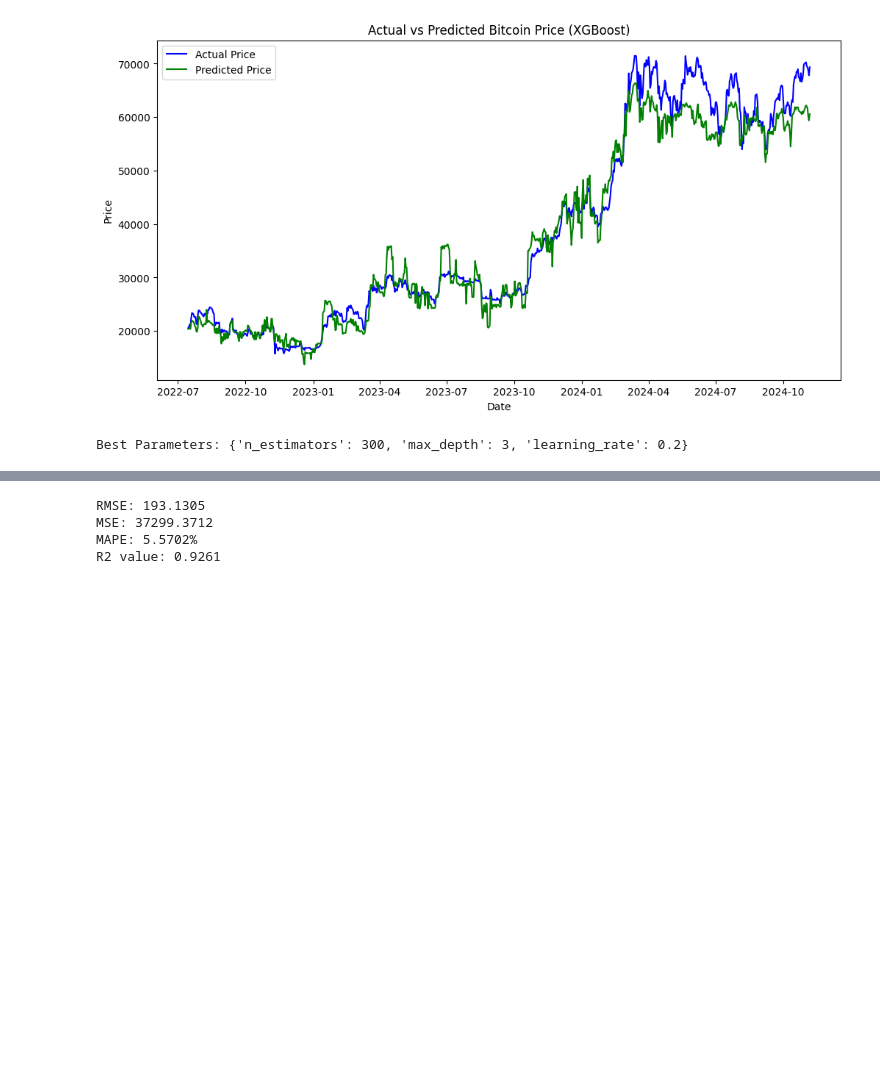
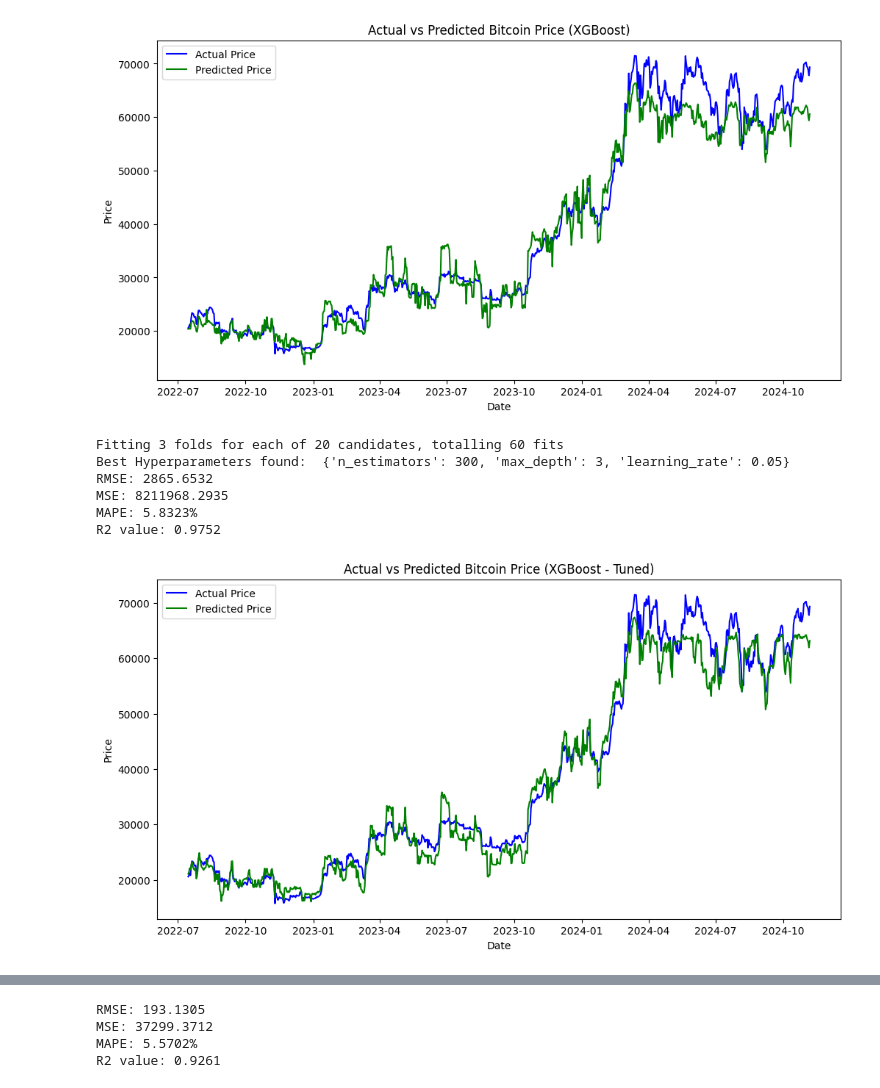
Before and after one commit to SaiTejaBorgam/Data-Science-Project, a Jupyter notebook: Project code.ipynb, the cells around one changed output, grey strips where cells are left out. Saved outputs shown, nothing was run; the diff lists cells and outputs as text; code cells hidden in the pictures; blank space fills up the shorter version.

```diff
--- a/Project code.ipynb
+++ b/Project code.ipynb
@@ -858,20 +808,63 @@ MSE: 11122489.2244
 MAPE: 6.2382%
 R2 value: 0.9664
 [figure]
-# %%
-xgb_model = xgb.XGBRegressor(objective='reg:squarederror')
-
-param_dist = {
-    'n_estimators': [100, 200, 300, 500],
-    'learning_rate': [0.01, 0.05, 0.1, 0.2],
-    'max_depth': [3, 5, 7, 9],
-}
-
-random_search = RandomizedSearchCV(xgb_model, param_dist, scoring='neg_mean_squared_error', n_iter=20, cv=3, n_jobs=-1, random_state=42)
-random_search.fit(X_train_scaled, y_train)
-
-print("Best Parameters:", random_search.best_params_)
-best_model = random_search.best_estimator_
-# %% [output]
-Best Parameters: {'n_estimators': 300, 'max_depth': 3, 'learning_rate': 0.2}
+# %%
+X = Bitcoin_TI[features]
+y = Bitcoin_TI[target]
+
+X_train, X_test, y_train, y_test = train_test_split(X, y, test_size=0.2, shuffle=False)
+
+scaler = StandardScaler()
+X_train_scaled = scaler.fit_transform(X_train)
+X_test_scaled = scaler.transform(X_test)
+
+xgb_model = xgb.XGBRegressor(objective='reg:squarederror')
+param_dist = {
+    'n_estimators': [100, 200, 300, 500],
+    'learning_rate': [0.01, 0.05, 0.1, 0.2, 0.3],
+    'max_depth': [3, 5, 6, 7, 9],
+}
+
+random_search = RandomizedSearchCV(xgb_model, param_distributions=param_dist,
+                                   n_iter=20, cv=3, n_jobs=-1, scoring='neg_mean_squared_error',
+                                   random_state=42, verbose=2)
+
+random_search.fit(X_train_scaled, y_train)
+
+best_params = random_search.best_params_
+print("Best Hyperparameters found: ", best_params)
+
+best_model = random_search.best_estimator_
+
+best_model.fit(X_train_scaled, y_train)
+
+y_pred = best_model.predict(X_test_scaled)
+
+mse = mean_squared_error(y_test, y_pred)
+mae = mean_absolute_error(y_test, y_pred)
+r2 = r2_score(y_test, y_pred)
+rmse = np.sqrt(mse)
+mape = np.mean(np.abs((y_test - y_pred) / y_test)) * 100
+
+print(f"RMSE: {rmse:.4f}")
+print(f"MSE: {mse:.4f}")
+print(f"MAPE: {mape:.4f}%")
+print(f"R2 value: {r2:.4f}")
+
+plt.figure(figsize=(12, 6))
+plt.plot(y_test.index, y_test, label="Actual Price", color='blue')
+plt.plot(y_test.index, y_pred, label="Predicted Price", color='green')
+plt.title('Actual vs Predicted Bitcoin Price (XGBoost - Tuned)')
+plt.xlabel('Date')
+plt.ylabel('Price')
+plt.legend()
+plt.show()
+# %% [output]
+Fitting 3 folds for each of 20 candidates, totalling 60 fits
+Best Hyperparameters found:  {'n_estimators': 300, 'max_depth': 3, 'learning_rate': 0.05}
+RMSE: 2865.6532
+MSE: 8211968.2935
+MAPE: 5.8323%
+R2 value: 0.9752
+[figure, added]
 # %%
```
Also changed, not shown: parts of 76 cells of this notebook.
